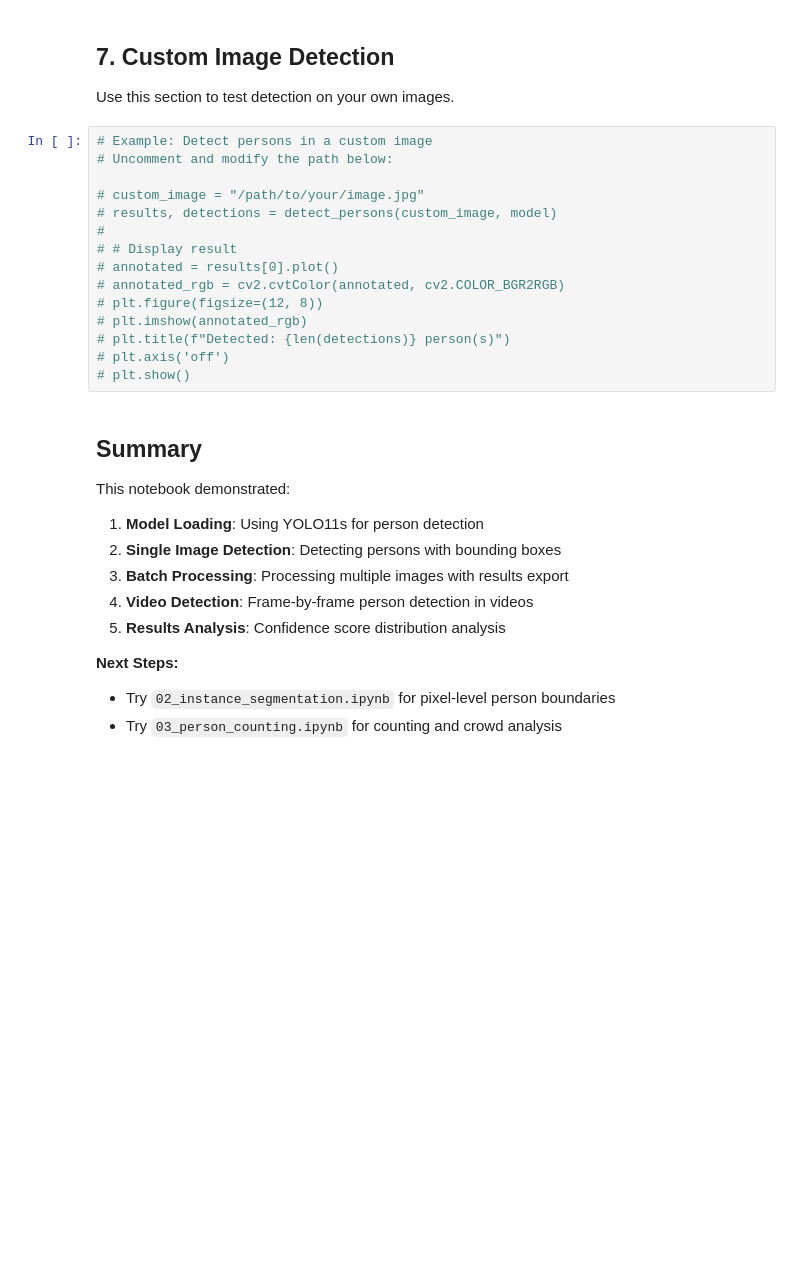
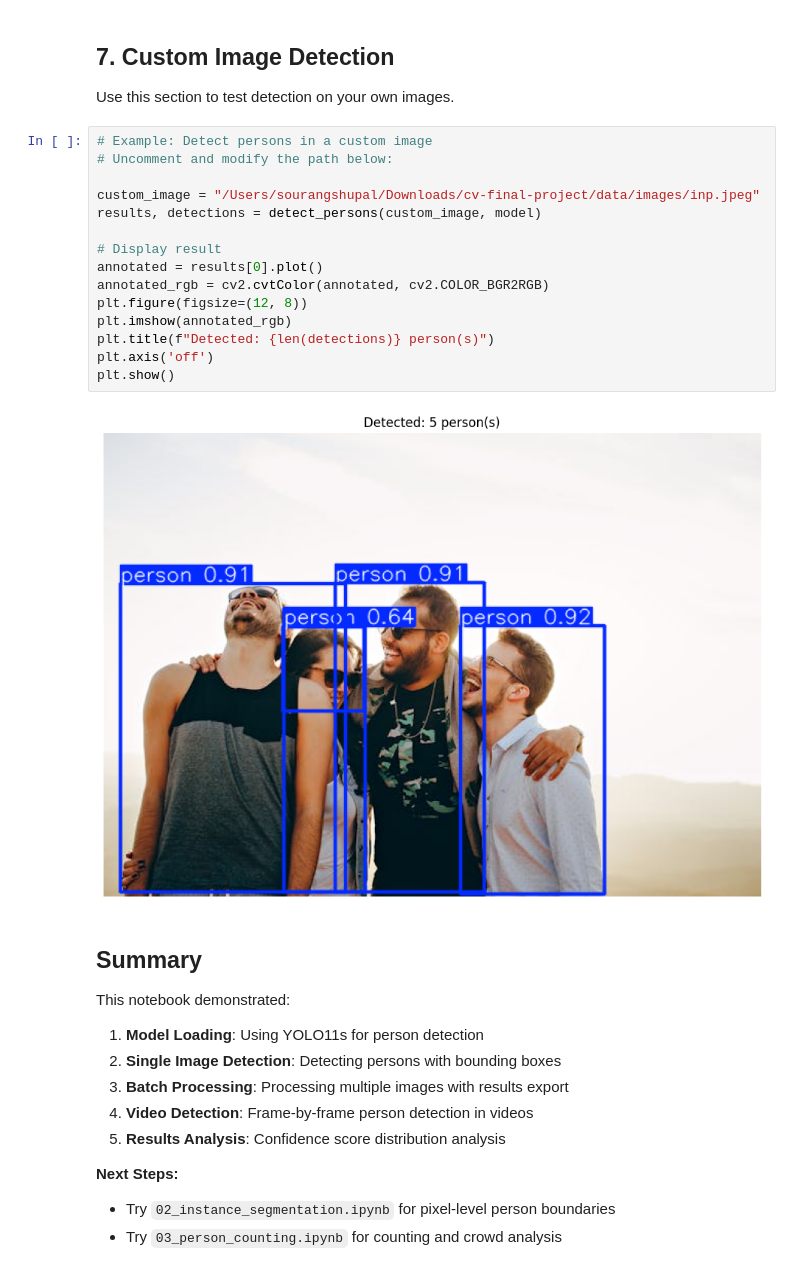
Before and after one commit to usd-aai-500-in1-group02/Real-Time-Multi-Modal-System-for-Person-Detection-Tracking-and-Emotion-Recognition, a Jupyter notebook: notebooks/01_person_detection.ipynb, the cells around one changed output. Saved outputs shown, nothing was run; the diff lists cells and outputs as text; blank space fills up the shorter version.

```diff
--- a/notebooks/01_person_detection.ipynb
+++ b/notebooks/01_person_detection.ipynb
@@ -403,18 +484,20 @@ Use this section to test detection on your own images.
 # %%
 # Example: Detect persons in a custom image
 # Uncomment and modify the path below:
 
-# custom_image = "/path/to/your/image.jpg"
-# results, detections = detect_persons(custom_image, model)
-#
-# # Display result
-# annotated = results[0].plot()
-# annotated_rgb = cv2.cvtColor(annotated, cv2.COLOR_BGR2RGB)
-# plt.figure(figsize=(12, 8))
-# plt.imshow(annotated_rgb)
-# plt.title(f"Detected: {len(detections)} person(s)")
-# plt.axis('off')
-# plt.show()
+custom_image = "/Users/sourangshupal/Downloads/cv-final-project/data/images/inp.jpeg"
+results, detections = detect_persons(custom_image, model)
+
+# Display result
+annotated = results[0].plot()
+annotated_rgb = cv2.cvtColor(annotated, cv2.COLOR_BGR2RGB)
+plt.figure(figsize=(12, 8))
+plt.imshow(annotated_rgb)
+plt.title(f"Detected: {len(detections)} person(s)")
+plt.axis('off')
+plt.show()
+# %% [output]
+[figure, added]
 # %% [markdown]
 ## Summary
 
```
Also changed, not shown: parts of 10 cells of this notebook, 4 other files.
